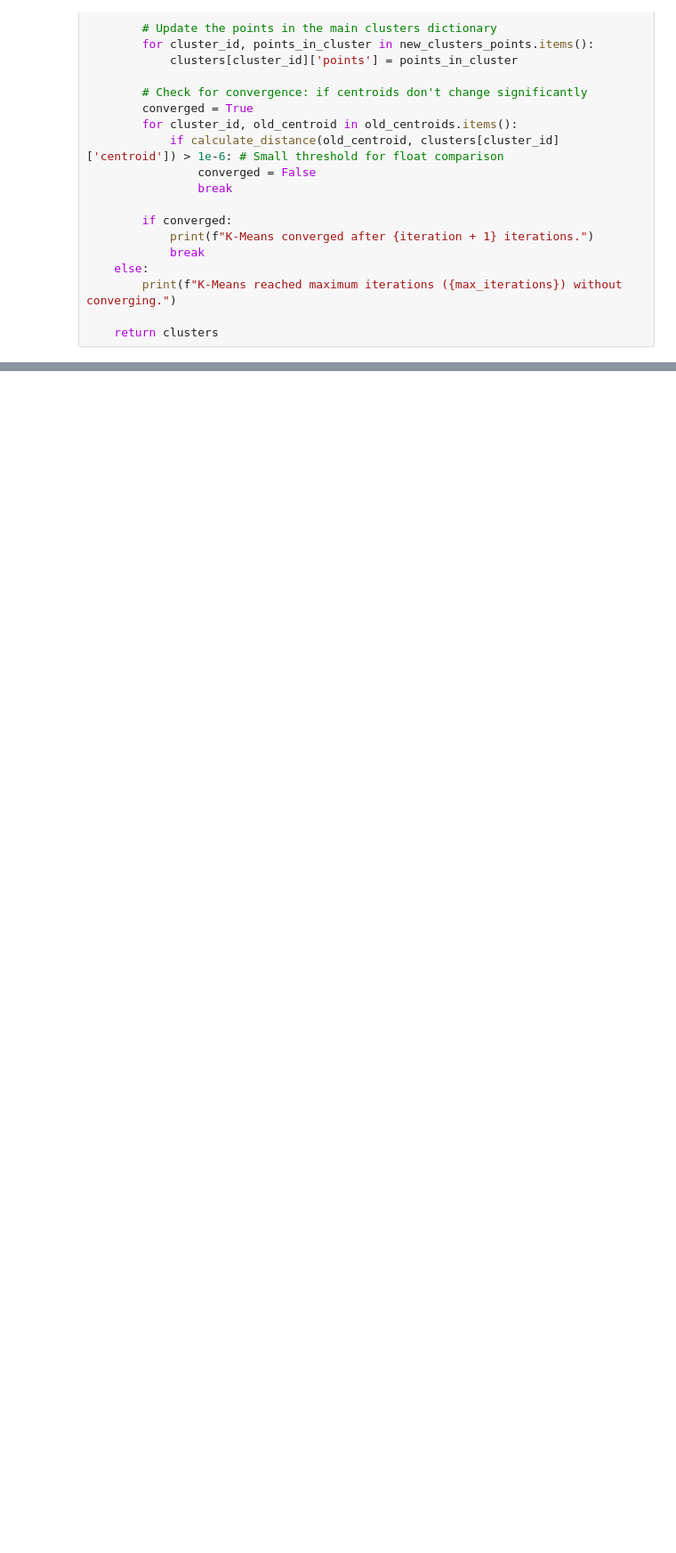
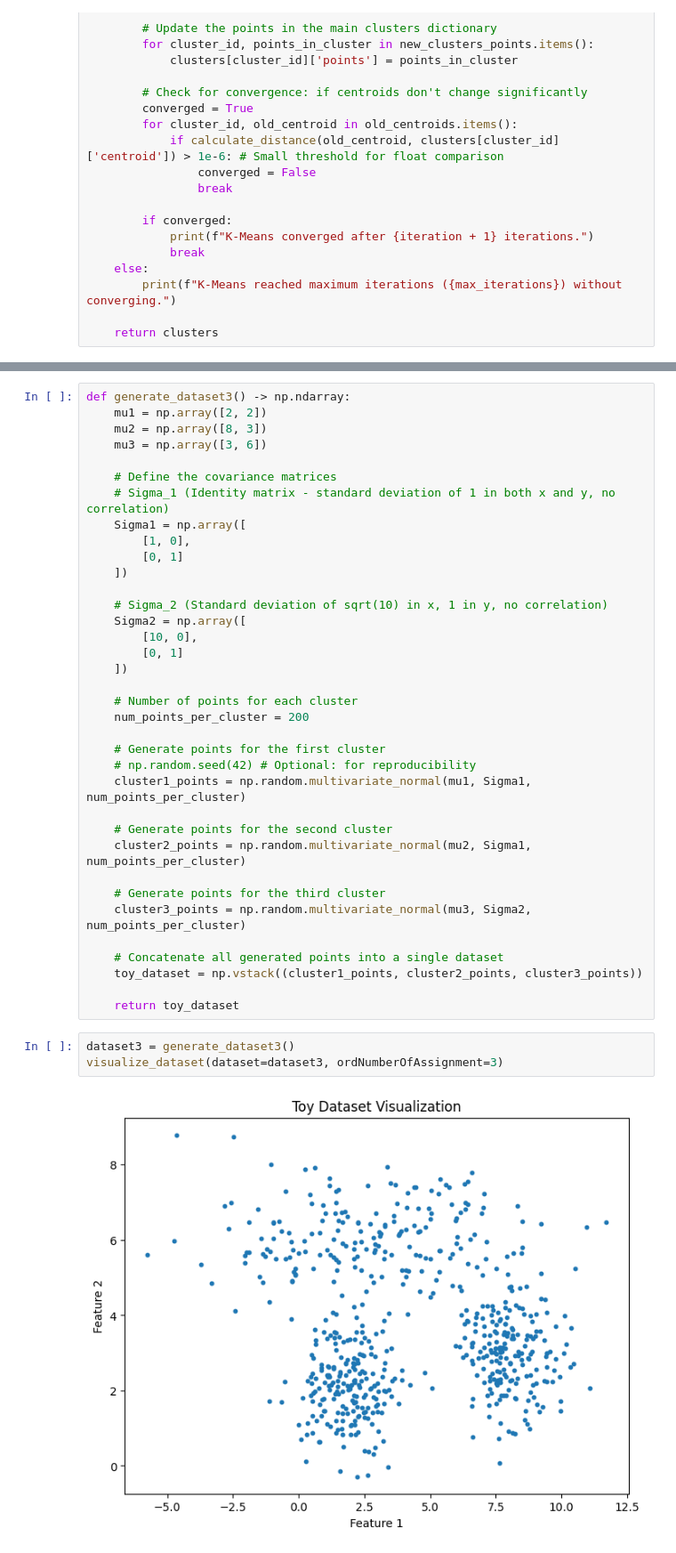
Before and after one commit to nguyenlog205/uit-ds102-practicalHomework, a Jupyter notebook: lesson-04/notebook.ipynb, the cells around one changed output, grey strips where cells are left out. Shown at 89% size. Saved outputs shown, nothing was run; the diff lists cells and outputs as text; blank space fills up the shorter version.

```diff
--- a/lesson-04/notebook.ipynb
+++ b/lesson-04/notebook.ipynb
@@ -468,0 +436,41 @@ visualize_clusters(clusters=cluster2, ordNumberOfAssignment=2)
+# %%
+def generate_dataset3() -> np.ndarray:
+    mu1 = np.array([2, 2])
+    mu2 = np.array([8, 3])
+    mu3 = np.array([3, 6])
+
+    # Define the covariance matrices
+    # Sigma_1 (Identity matrix - standard deviation of 1 in both x and y, no correlation)
+    Sigma1 = np.array([
+        [1, 0],
+        [0, 1]
+    ])
+
+    # Sigma_2 (Standard deviation of sqrt(10) in x, 1 in y, no correlation)
+    Sigma2 = np.array([
+        [10, 0],
+        [0, 1]
+    ])
+
+    # Number of points for each cluster
+    num_points_per_cluster = 200
+
+    # Generate points for the first cluster
+    # np.random.seed(42) # Optional: for reproducibility
+    cluster1_points = np.random.multivariate_normal(mu1, Sigma1, num_points_per_cluster)
+
+    # Generate points for the second cluster
+    cluster2_points = np.random.multivariate_normal(mu2, Sigma1, num_points_per_cluster)
+
+    # Generate points for the third cluster
+    cluster3_points = np.random.multivariate_normal(mu3, Sigma2, num_points_per_cluster)
+
+    # Concatenate all generated points into a single dataset
+    toy_dataset = np.vstack((cluster1_points, cluster2_points, cluster3_points))
+
+    return toy_dataset
+# %%
+dataset3 = generate_dataset3()
+visualize_dataset(dataset=dataset3, ordNumberOfAssignment=3)
+# %% [output]
+[figure, added]
```
Also changed, not shown: parts of 12 cells of this notebook, 6 other files.
